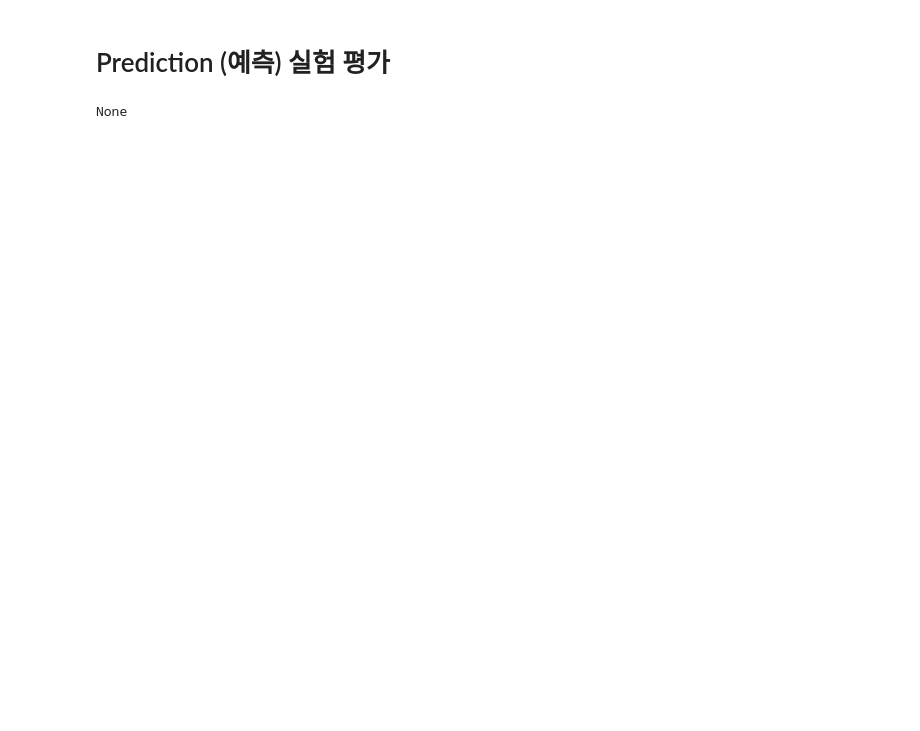
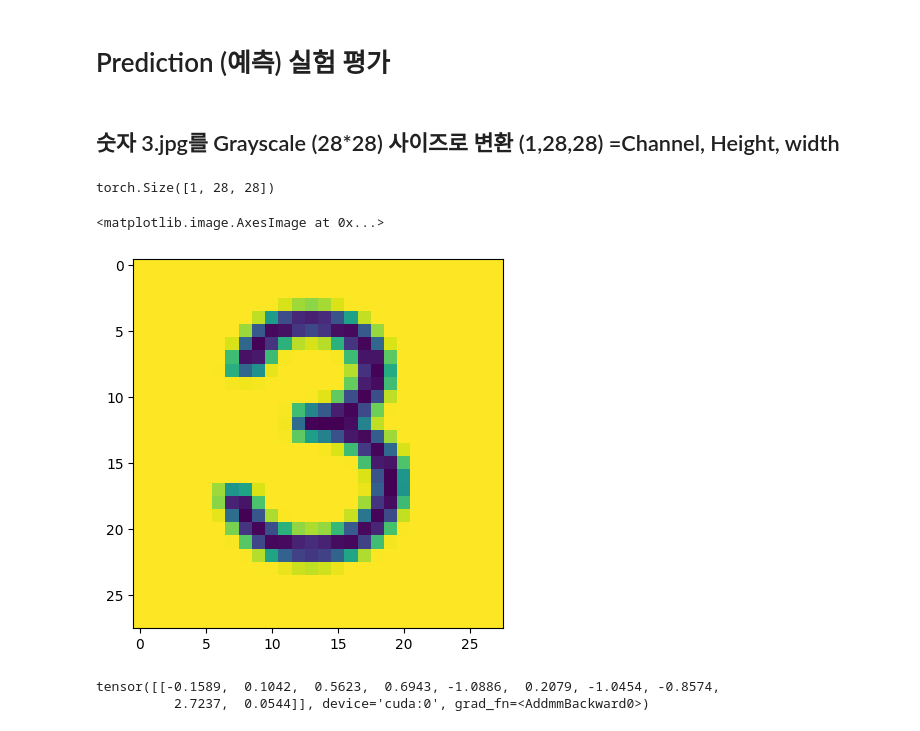
Before and after one commit to youse0ng/Myopencv, a Jupyter notebook: DeepLearningVision/MNIST/MNIST_with_Lenet.ipynb, the cells around one changed output. Drawn from its saved outputs; the diff is of its cells as text; code cells hidden in the pictures; blank space fills up the shorter version.

Commit message:
딥러닝 MNIST

```diff
--- a/DeepLearningVision/MNIST/MNIST_with_Lenet.ipynb
+++ b/DeepLearningVision/MNIST/MNIST_with_Lenet.ipynb
@@ -315,9 +315,28 @@ plt.show()
 # %% [markdown]
 # Prediction (예측) 실험 평가
-# %%
-from torchvision.io import read_image
-import cv2 as cv
-test_image=cv.imread(r'C:\Users\hyssk\Myopencv\DeepLearningVision\MNIST\숫자3.jpg',0)
-print(test_image)
-# %% [output]
-None
+# %% [markdown]
+## 숫자 3.jpg를 Grayscale (28*28) 사이즈로 변환 (1,28,28) =Channel, Height, width
+# %%
+from torchvision.transforms import Grayscale, Compose, ToTensor, Resize
+from PIL.Image import open
+from torchvision.io import read_image
+
+test_image=open(r'C:\Users\hyssk\Myopencv\DeepLearningVision\MNIST\숫자3.jpg')
+transform_function=Compose([
+    Grayscale(),
+    Resize((28,28)),
+    ToTensor()
+])
+transformed_image=transform_function(test_image).to(device)
+print(transformed_image.shape)
+
+plt.imshow(transformed_image.permute(1,2,0).cpu().numpy())
+# %% [output]
+torch.Size([1, 28, 28])
+<matplotlib.image.AxesImage at 0x...>
+[figure, added]
+# %%
+CnnModel(transformed_image.unsqueeze(1))
+# %% [output]
+tensor([[-0.1589,  0.1042,  0.5623,  0.6943, -1.0886,  0.2079, -1.0454, -0.8574,
+          2.7237,  0.0544]], device='cuda:0', grad_fn=<AddmmBackward0>)
```
Also changed, not shown: parts of 5 cells of this notebook, 1 other file.
